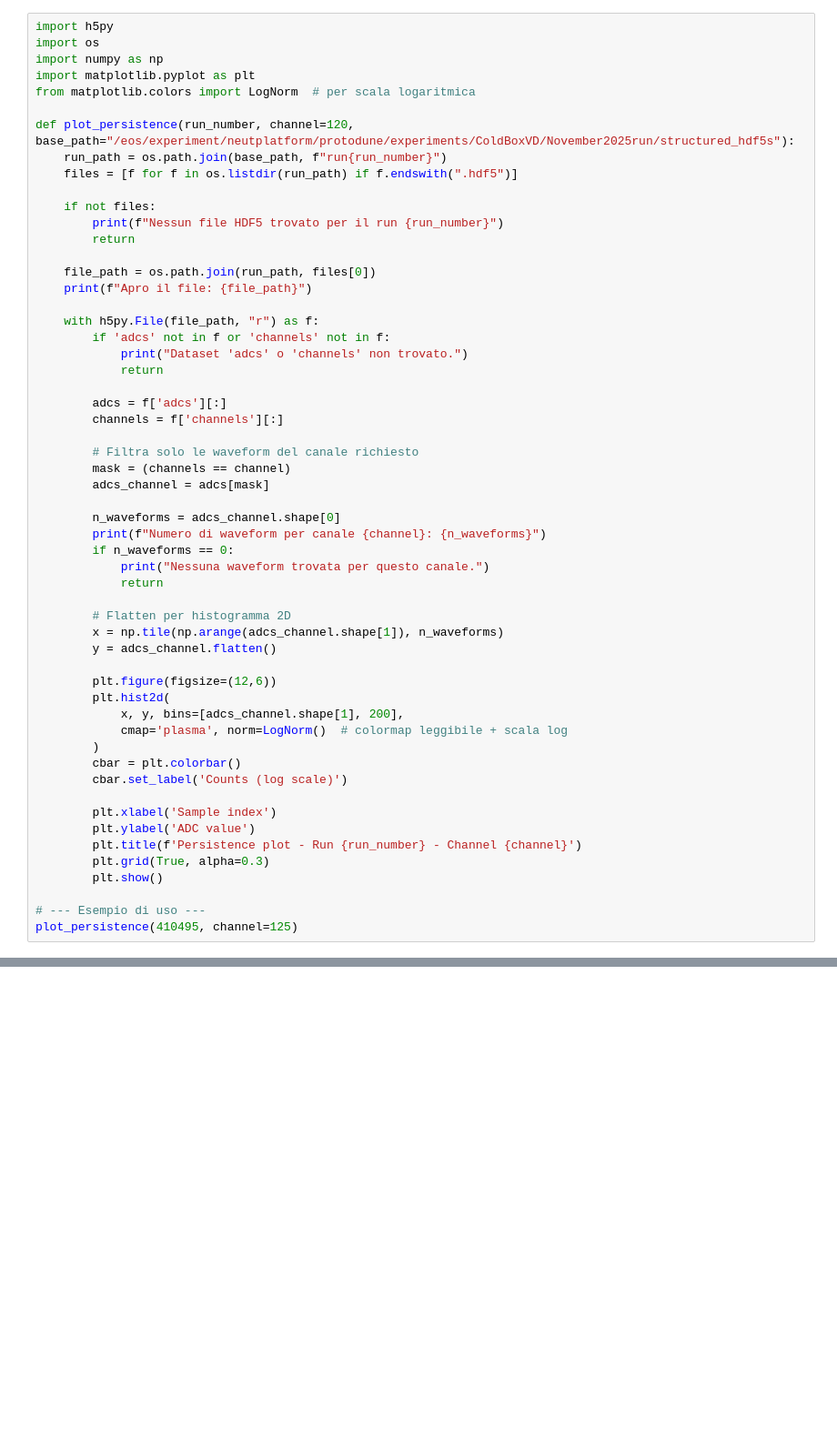
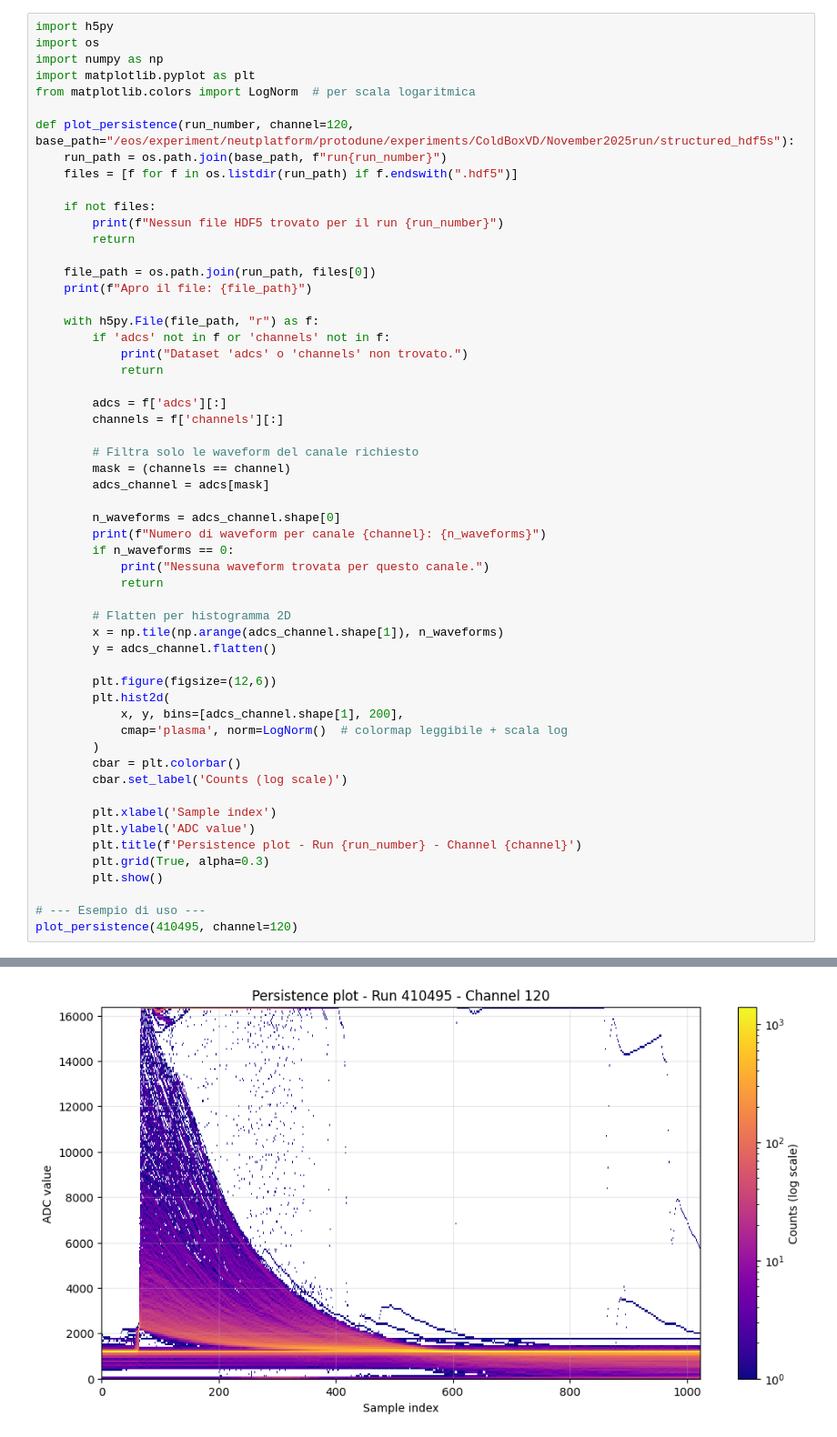
Before and after one commit to DUNE/waffles, a Jupyter notebook: src/waffles/coldboxVD/november_25/vt_coldbox/coldbox_DR.ipynb, the cells around one changed output, grey strips where cells are left out. Shown at 91% size. Cells and saved outputs as stored; diff of their text form; blank space fills up the shorter version.

```diff
--- a/src/waffles/coldboxVD/november_25/vt_coldbox/coldbox_DR.ipynb
+++ b/src/waffles/coldboxVD/november_25/vt_coldbox/coldbox_DR.ipynb
@@ -213,4 +240,5 @@ def plot_persistence(run_number, channel=120, base_path="/eos/experiment/neutpla
         plt.show()
 
 # --- Esempio di uso ---
-plot_persistence(410495, channel=125)
+plot_persistence(410495, channel=120)
+# %% [output]
@@ -216,0 +247 @@ plot_persistence(410495, channel=125)
+[figure, added]
```
Also changed, not shown: parts of 4 cells of this notebook, 25 other files.
